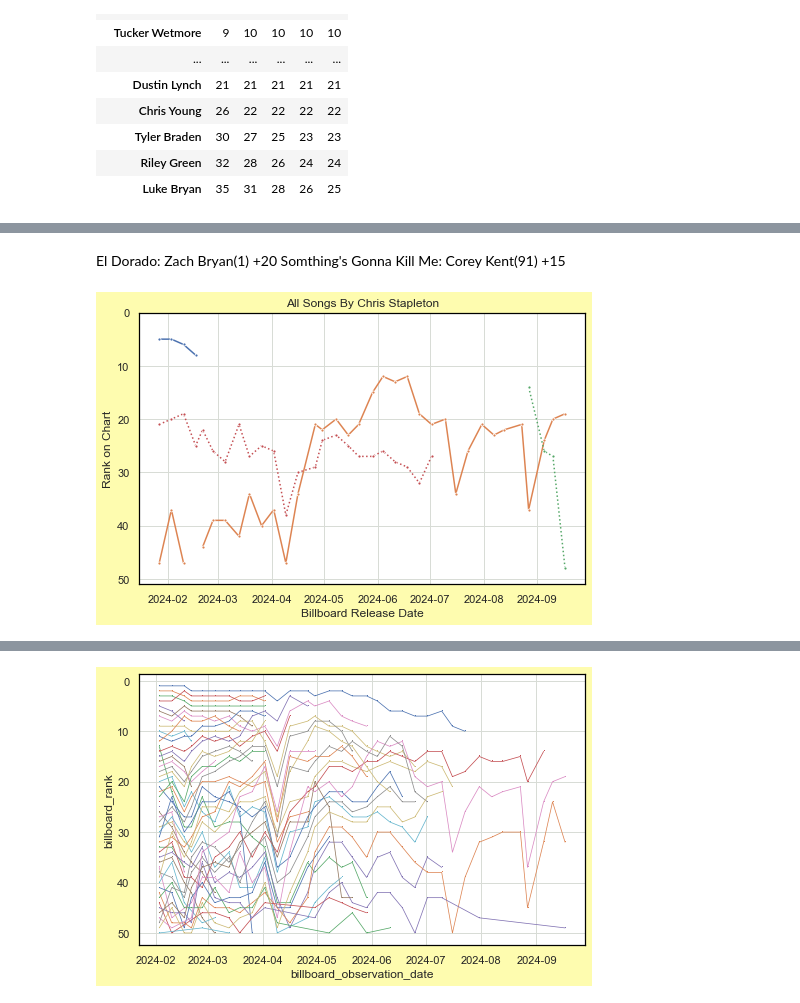
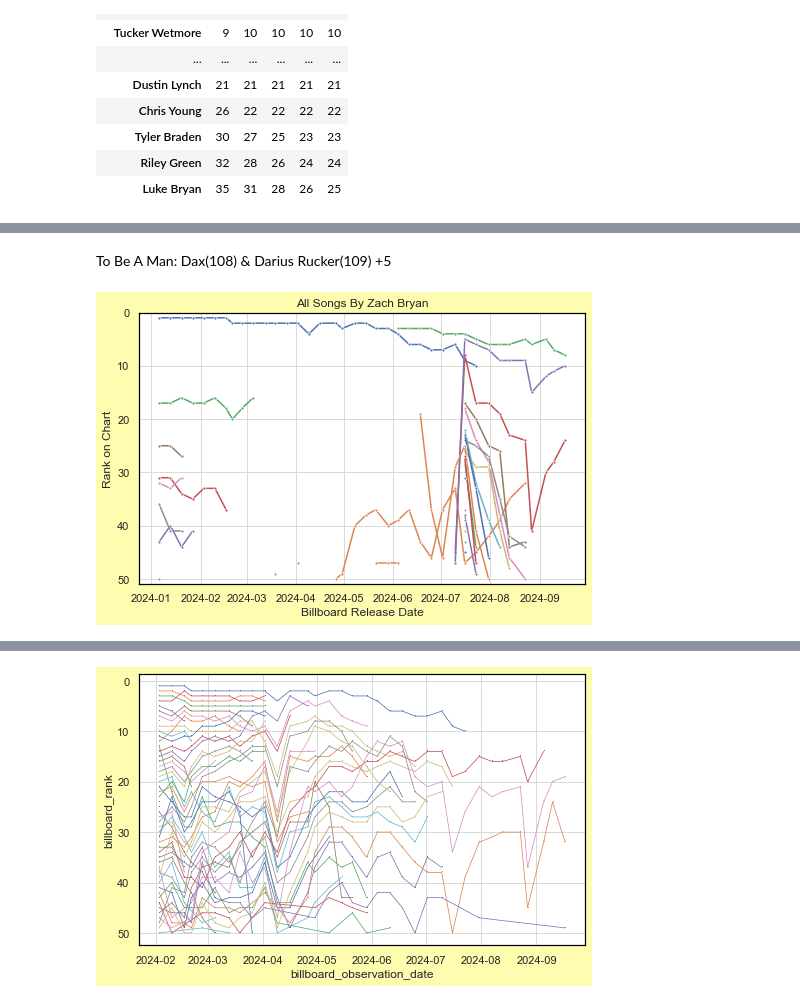
Before and after one commit to jwmanahan/billboard, a Jupyter notebook: add_new_week.ipynb, the cells around one changed output, grey strips where cells are left out. Drawn from its saved outputs; the diff is of its cells as text; code cells hidden in the pictures.

```diff
--- a/add_new_week.ipynb
+++ b/add_new_week.ipynb
@@ -647,44 +623,43 @@ Dylan Scott        2
 Lainey Wilson      2
 Name: song_id, dtype: int64
 # %% [markdown]
-El Dorado: Zach Bryan(1) +20
-Somthing's Gonna Kill Me: Corey Kent(91) +15
+To Be A Man: Dax(108) & Darius Rucker(109) +5
 # %%
 # For now, manual artist name selection
 # TODO: Create charts for every artist on this week's chart at once
-artist_name = 'Chris Stapleton' # TODO: use artist ID, but label with artist_name
+artist_name = 'Zach Bryan' # TODO: use artist ID, but label with artist_name
 
 df_weeks_this_artist = df_weeks_for_artist.query(
     f"artist_name == '{artist_name}'"
 )
 
 sns.color_palette('Paired') # TOFIX
 for _, row in df_weeks_this_artist.pivot( # TODO no pivot to support legend in char 'song_name'
     index = 'song_id'
     , columns = 'billboard_observation_date' #TODO: weeks ago
     , values = 'billboard_rank'
 ).fillna(
     np.inf # suppresses only if a different song is on the chart that week
 ).iterrows():
     graph = sns.lineplot(
         data = row
         , linestyle = credit_type_to_linestyle[
             df_weeks_this_artist[
                 df_weeks_this_artist['song_id'] == row.name
             ].groupby('relationship_type').count().iloc[0].name
         ]
         , marker = '.'
     )
 
 graph.set(
     title = f'All Songs By {artist_name}'
     , xlabel = 'Billboard Release Date' # Really observation date (for now)
     , ylabel = 'Rank on Chart'
     , ylim = [0, 51]
 ) # TODO suppress vertical gridlines
 graph.axes.invert_yaxis()
 # %% [output]
-[figure, old version]
+[figure, new version]
 # %%
 with duckdb.connect('raw_db.duckdb') as conn:
     print(conn.sql(
```
Also changed, not shown: parts of 38 cells of this notebook, 5 other files.
